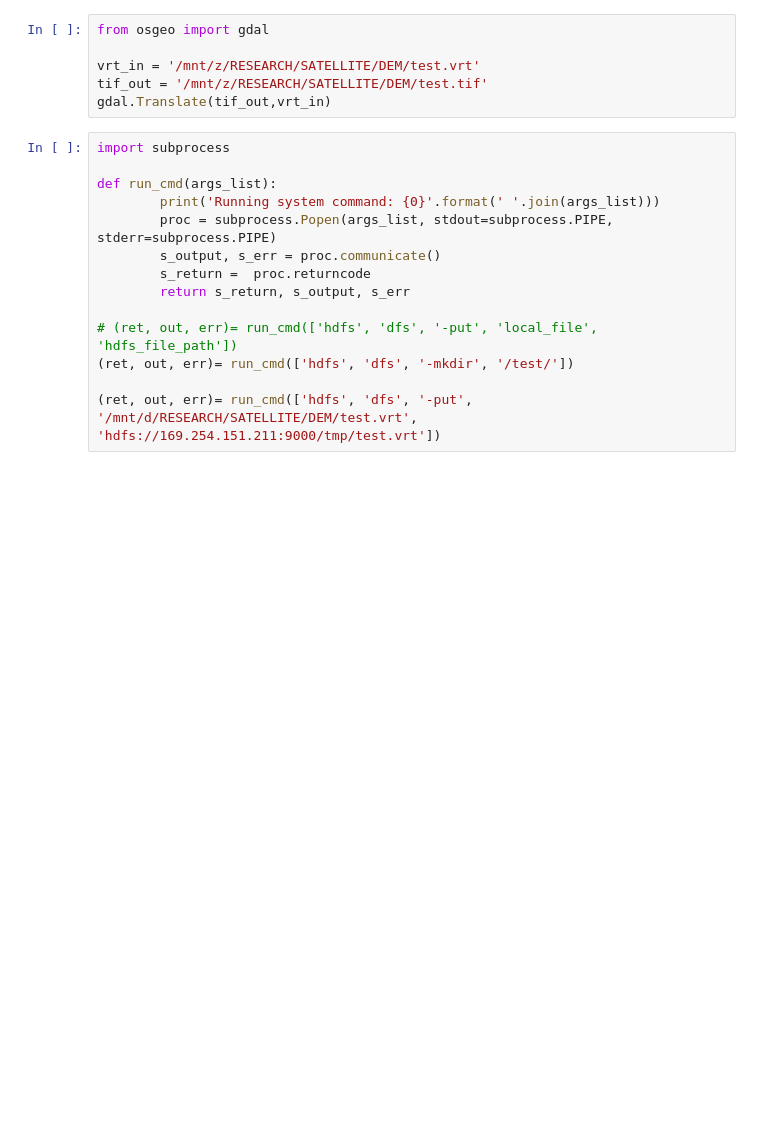
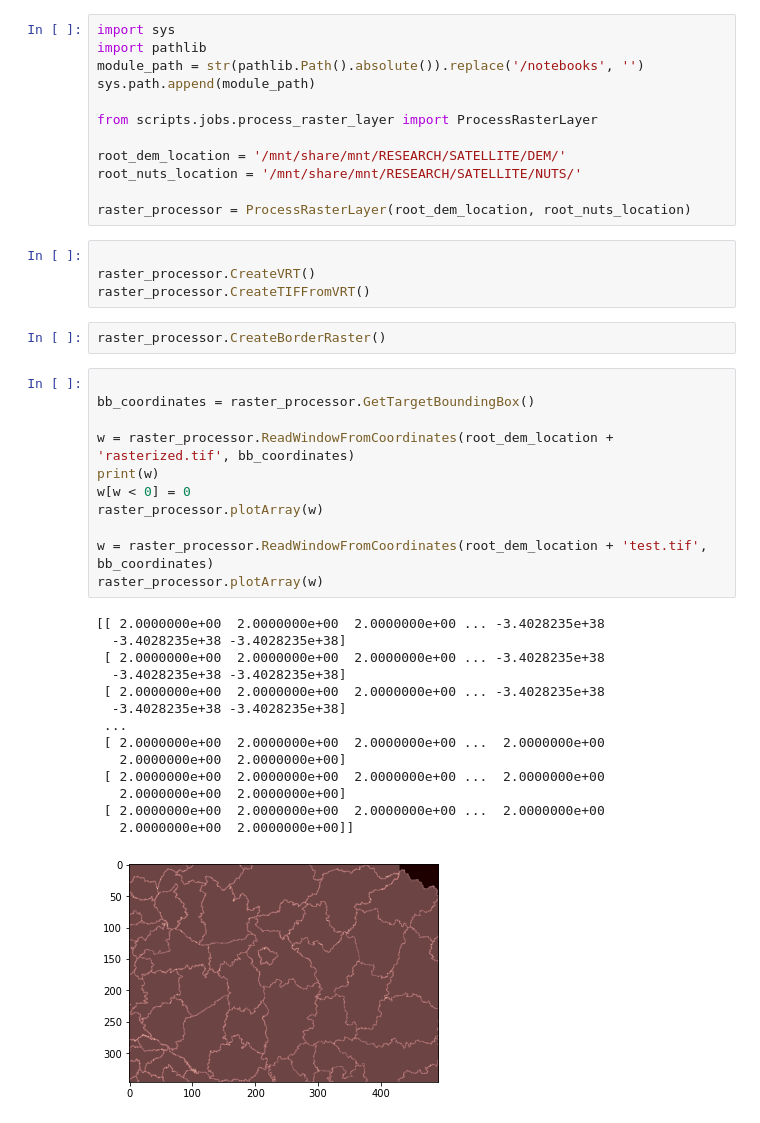
Before and after one commit to europe-gis/europe-gis, a Jupyter notebook: notebooks/prototype.ipynb, the cells around one changed output. Cells and saved outputs as stored; diff of their text form; blank space fills up the shorter version.

Commit message:
completed raster and shape transformations

```diff
--- a/notebooks/prototype.ipynb
+++ b/notebooks/prototype.ipynb
@@ -163,20 +1,44 @@ BoundingBox(left=943750.0, bottom=0.0, right=7999750.0, top=5416000.0)
-# %%
-from osgeo import gdal
-
-vrt_in = '/mnt/z/RESEARCH/SATELLITE/DEM/test.vrt'
-tif_out = '/mnt/z/RESEARCH/SATELLITE/DEM/test.tif'
-gdal.Translate(tif_out,vrt_in)
-# %%
-import subprocess
-
-def run_cmd(args_list):
-        print('Running system command: {0}'.format(' '.join(args_list)))
-        proc = subprocess.Popen(args_list, stdout=subprocess.PIPE, stderr=subprocess.PIPE)
-        s_output, s_err = proc.communicate()
-        s_return =  proc.returncode
-        return s_return, s_output, s_err
-
-# (ret, out, err)= run_cmd(['hdfs', 'dfs', '-put', 'local_file', 'hdfs_file_path'])
-(ret, out, err)= run_cmd(['hdfs', 'dfs', '-mkdir', '/test/'])
-
-(ret, out, err)= run_cmd(['hdfs', 'dfs', '-put', '/mnt/d/RESEARCH/SATELLITE/DEM/test.vrt', 'hdfs://169.254.151.211:9000/tmp/test.vrt'])
+# %%
+import sys
+import pathlib
+module_path = str(pathlib.Path().absolute()).replace('/notebooks', '')
+sys.path.append(module_path)
+
+from scripts.jobs.process_raster_layer import ProcessRasterLayer
+
+root_dem_location = '/mnt/share/mnt/RESEARCH/SATELLITE/DEM/'
+root_nuts_location = '/mnt/share/mnt/RESEARCH/SATELLITE/NUTS/'
+
+raster_processor = ProcessRasterLayer(root_dem_location, root_nuts_location)
+# %%
+
+raster_processor.CreateVRT()
+raster_processor.CreateTIFFromVRT()
+# %%
+raster_processor.CreateBorderRaster()
+# %%
+
+bb_coordinates = raster_processor.GetTargetBoundingBox()
+
+w = raster_processor.ReadWindowFromCoordinates(root_dem_location + 'rasterized.tif', bb_coordinates)
+print(w)
+w[w < 0] = 0
+raster_processor.plotArray(w)
+
+w = raster_processor.ReadWindowFromCoordinates(root_dem_location + 'test.tif', bb_coordinates)
+raster_processor.plotArray(w)
+# %% [output]
+[[ 2.0000000e+00  2.0000000e+00  2.0000000e+00 ... -3.4028235e+38
+  -3.4028235e+38 -3.4028235e+38]
+ [ 2.0000000e+00  2.0000000e+00  2.0000000e+00 ... -3.4028235e+38
+  -3.4028235e+38 -3.4028235e+38]
+ [ 2.0000000e+00  2.0000000e+00  2.0000000e+00 ... -3.4028235e+38
+  -3.4028235e+38 -3.4028235e+38]
+ ...
+ [ 2.0000000e+00  2.0000000e+00  2.0000000e+00 ...  2.0000000e+00
+   2.0000000e+00  2.0000000e+00]
+ [ 2.0000000e+00  2.0000000e+00  2.0000000e+00 ...  2.0000000e+00
+   2.0000000e+00  2.0000000e+00]
+ [ 2.0000000e+00  2.0000000e+00  2.0000000e+00 ...  2.0000000e+00
+   2.0000000e+00  2.0000000e+00]]
+[figure, added]
```
Also changed, not shown: parts of 5 cells of this notebook, 25 other files.
